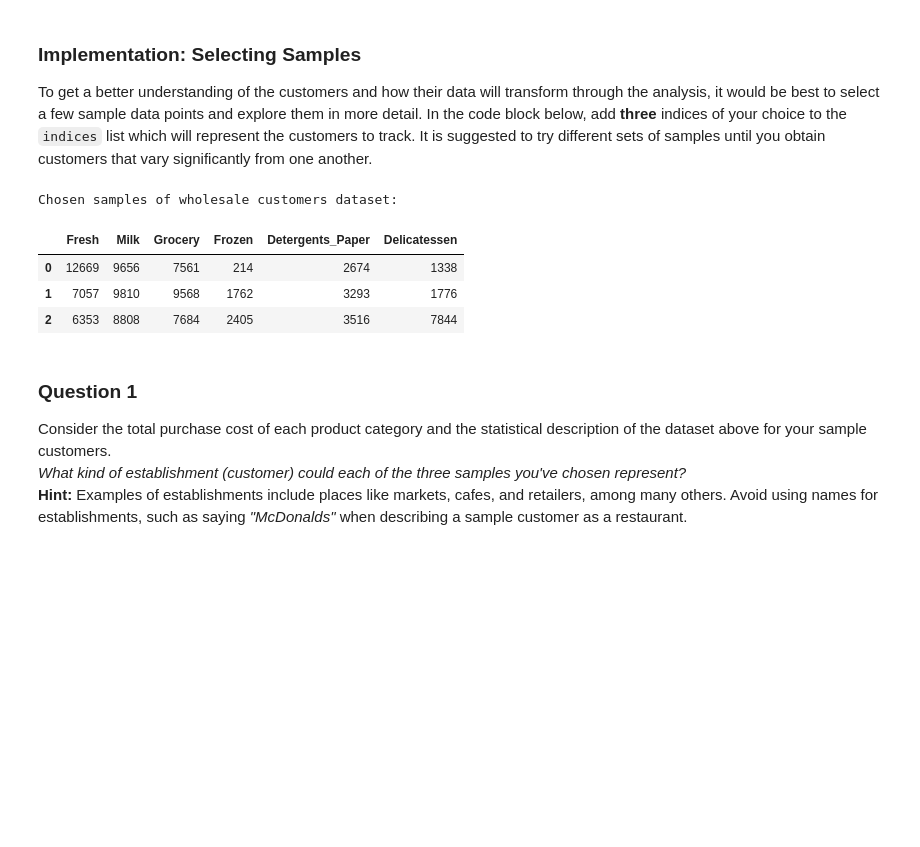
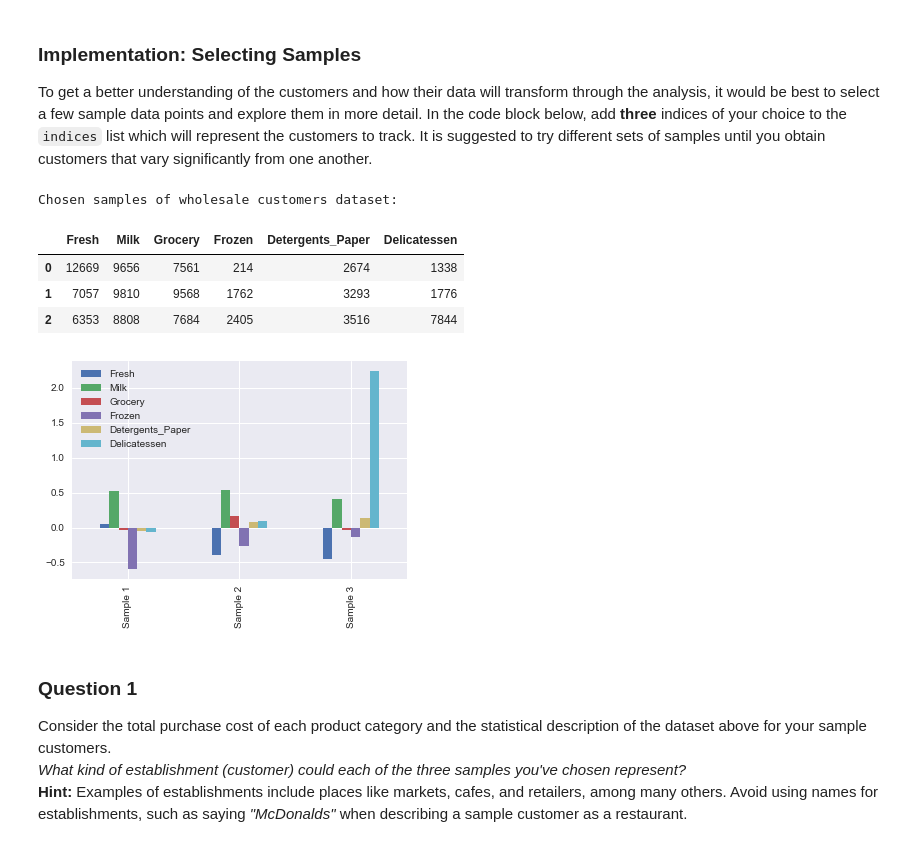
Before and after one commit to dmh2000/udacity, a Jupyter notebook: customer_segments/customer_segments.ipynb, the cells around one changed output. Saved outputs shown, nothing was run; the diff lists cells and outputs as text; code cells hidden in the pictures; blank space fills up the shorter version.

```diff
--- a/customer_segments/customer_segments.ipynb
+++ b/customer_segments/customer_segments.ipynb
@@ -61,17 +62,30 @@ To get a better understanding of the customers and how their data will transform
 # %%
 # Select three indices of your choice you wish to sample from the dataset
 indices = [0,1,2]
 
 # Create a DataFrame of the chosen samples
 samples = pd.DataFrame(data.loc[indices], columns = data.keys()).reset_index(drop = True)
 print "Chosen samples of wholesale customers dataset:"
 display(samples)
+
+# from the first review, it was suggested that normalizing the samples
+# would make it easier to reason about the relationships
+# this graph is from that review
+import seaborn as sns
+
+samples_for_plot = samples.copy()
+samples_for_plot = (samples_for_plot - data.mean())/data.std()
+
+labels = ['Sample 1','Sample 2','Sample 3']
+samples_for_plot.plot(kind='bar')
+_ = plt.xticks(range(3),labels)
 # %% [output]
 Chosen samples of wholesale customers dataset:
 |  | Fresh | Milk | Grocery | Frozen | Detergents_Paper | Delicatessen |
 | 0 | 12669 | 9656 | 7561 | 214 | 2674 | 1338 |
 | 1 | 7057 | 9810 | 9568 | 1762 | 3293 | 1776 |
 | 2 | 6353 | 8808 | 7684 | 2405 | 3516 | 7844 |
+[figure, added]
 # %% [markdown]
 ### Question 1
 Consider the total purchase cost of each product category and the statistical description of the dataset above for your sample customers.
```
Also changed, not shown: parts of 30 cells of this notebook, 7 other files.
